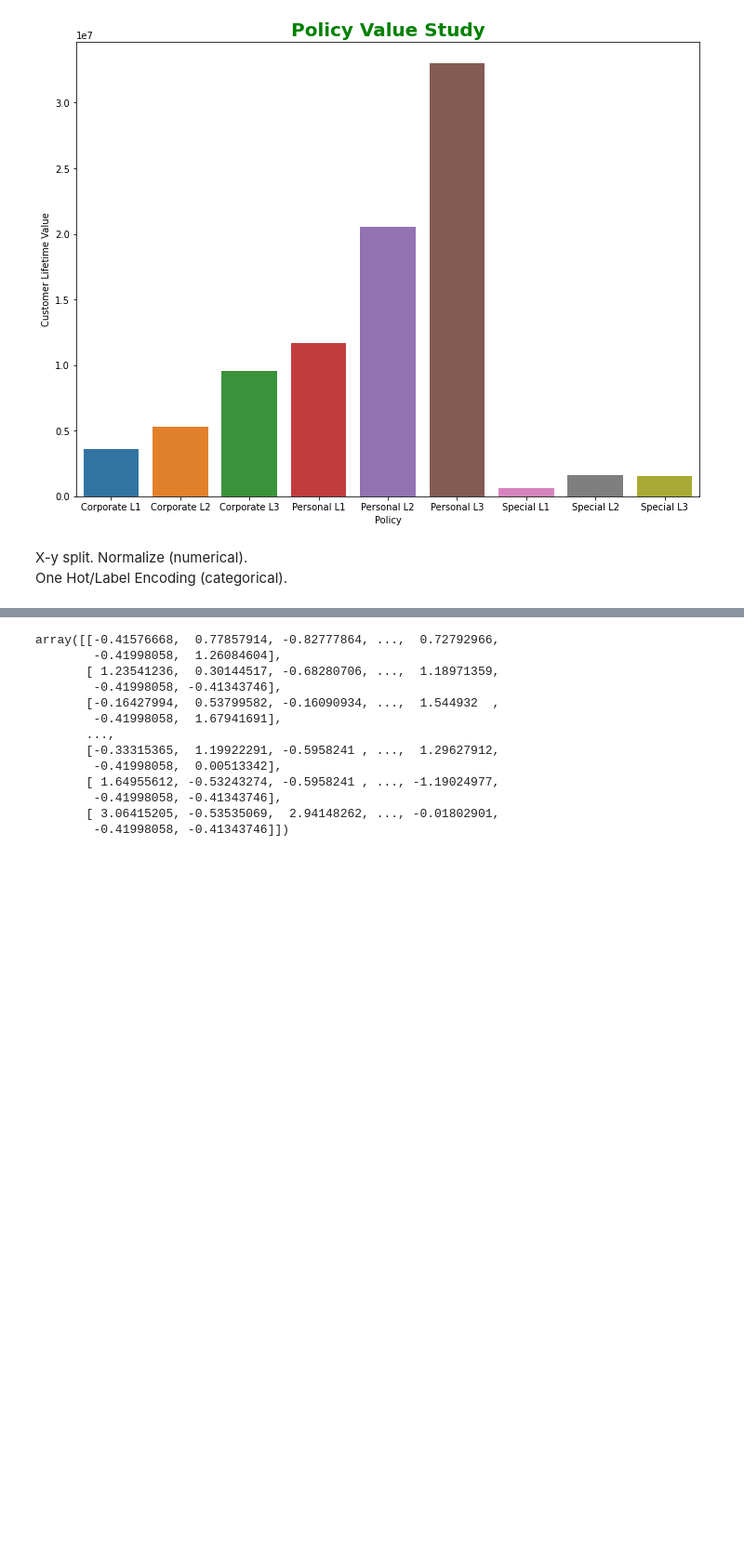
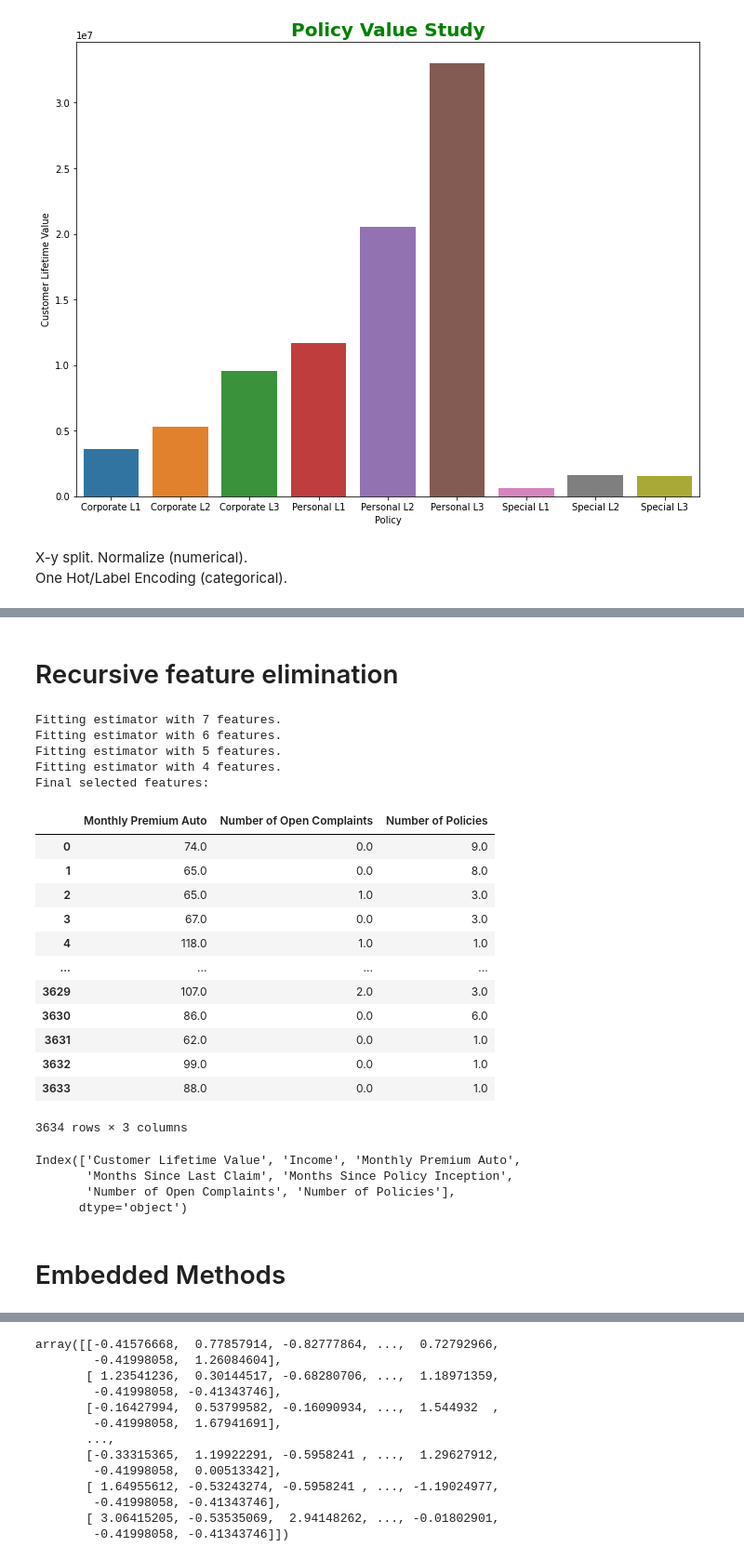
Before and after one commit to tunjaynasibli/IronAssignment, a Jupyter notebook: auto_insurance/clear_data_auto.ipynb, the cells around one changed output, grey strips where cells are left out. Shown: that part at 93% size. Saved outputs shown, nothing was run; the diff lists cells and outputs as text; code cells hidden in the pictures; blank space fills up the shorter version.

```diff
--- a/auto_insurance/clear_data_auto.ipynb
+++ b/auto_insurance/clear_data_auto.ipynb
@@ -542,0 +430,71 @@ ElasticNet: Train -> 0.5315841815696236, Test -> 0.49591909058929107
+# %% [markdown]
+# Recursive feature elimination
+# %%
+from sklearn.linear_model import LinearRegression
+from sklearn.feature_selection import RFE  ## recursive feature elemination technique
+
+X_train, X_test, y_train, y_test = train_test_split(X, y, test_size=0.20, random_state=42)
+
+X_train = X_train.select_dtypes(include=np.number)
+X_test  = X_test.select_dtypes(include=np.number)
+
+X_train = pd.DataFrame(X_train, columns=X.columns)
+X_test  = pd.DataFrame(X_test, columns=X.columns)
+
+#X_train.isna().sum()
+nulls = pd.DataFrame(X_train.isna().sum()).reset_index()
+#nulls.head()
+nulls.columns = ['Column','nas']
+#nulls.head()
+#nulls[nulls['nas'] > 0].head()
+cols_to_drop = nulls[nulls['nas'] > 0]['Column'] # Too drastic, but made on pourpose for quick filtering (don't do this in production!!)
+
+X_train.drop(columns=cols_to_drop, axis=1, inplace = True)
+X_test.drop(columns=cols_to_drop, axis=1, inplace = True)
+
+#display(X_train)
+
+lm = LinearRegression()
+
+selector = RFE(lm,  step = 1, verbose = 1) # Step is how many features to add or drop everytime
+selector.fit(X_train, y_train)
+
+kept_features = selector.get_support(indices = True) #returns an array of integers corresponding to nonremoved features
+kept_features = list(X_train.iloc[:,kept_features].columns)
+
+X_train = selector.transform(X_train)
+X_test  = selector.transform(X_test)
+
+X_train = pd.DataFrame(X_train, columns=kept_features)
+X_test  = pd.DataFrame(X_test, columns=kept_features)
+
+print("Final selected features: ")
+display(X_train)
+# %% [output]
+Fitting estimator with 7 features.
+Fitting estimator with 6 features.
+Fitting estimator with 5 features.
+Fitting estimator with 4 features.
+Final selected features:
+|  | Monthly Premium Auto | Number of Open Complaints | Number of Policies |
+| 0 | 74.0 | 0.0 | 9.0 |
+| 1 | 65.0 | 0.0 | 8.0 |
+| 2 | 65.0 | 1.0 | 3.0 |
+| 3 | 67.0 | 0.0 | 3.0 |
+| 4 | 118.0 | 1.0 | 1.0 |
+| ... | ... | ... | ... |
+| 3629 | 107.0 | 2.0 | 3.0 |
+| 3630 | 86.0 | 0.0 | 6.0 |
+| 3631 | 62.0 | 0.0 | 1.0 |
+| 3632 | 99.0 | 0.0 | 1.0 |
+| 3633 | 88.0 | 0.0 | 1.0 |
+3634 rows × 3 columns
+# %%
+X_train.columns
+# %% [output]
+Index(['Customer Lifetime Value', 'Income', 'Monthly Premium Auto',
+       'Months Since Last Claim', 'Months Since Policy Inception',
+       'Number of Open Complaints', 'Number of Policies'],
+      dtype='object')
+# %% [markdown]
+# Embedded Methods
```
Also changed, not shown: parts of 32 cells of this notebook.
